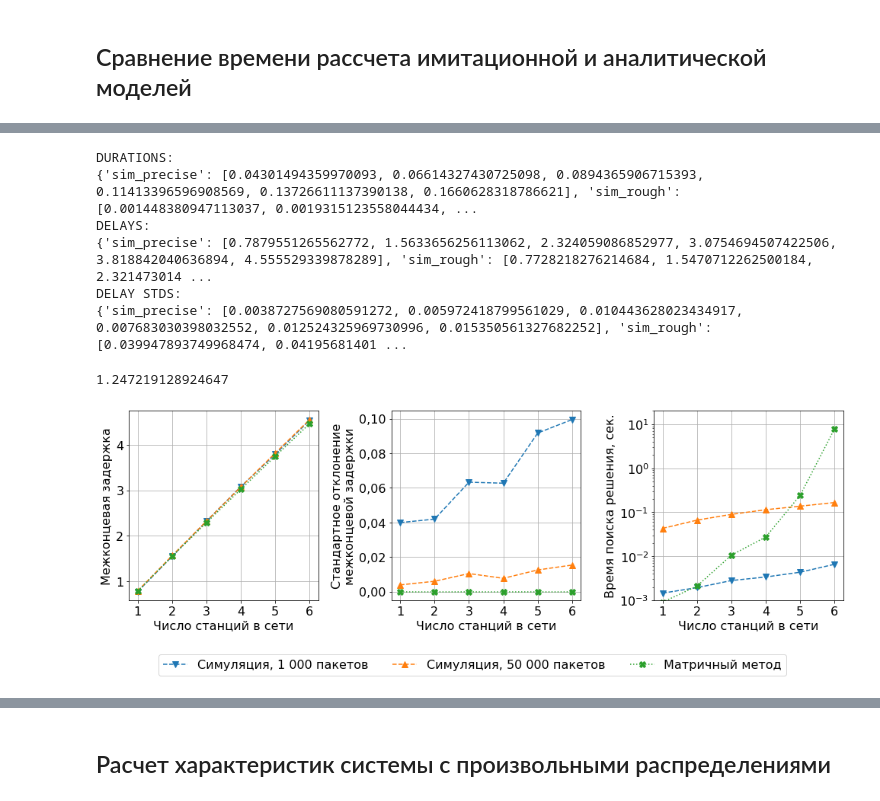
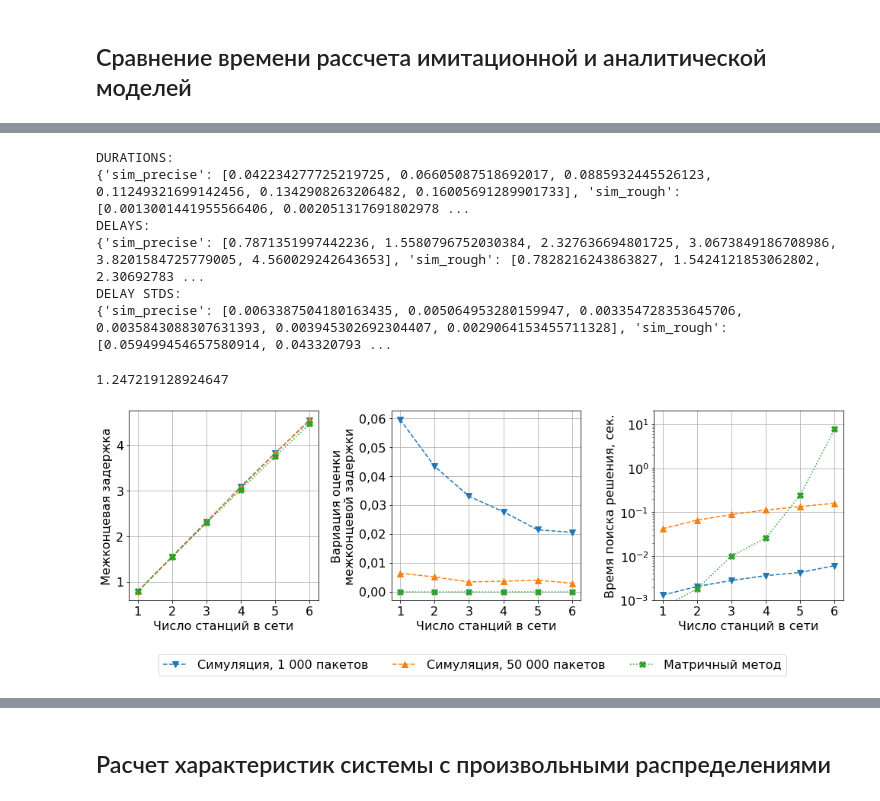
Before and after one commit to larioandr/thesis-queues, a Jupyter notebook: experiments/sample.ipynb, the cells around one changed output, grey strips where cells are left out. Saved outputs shown, nothing was run; the diff lists cells and outputs as text; code cells hidden in the pictures.

```diff
--- a/experiments/sample.ipynb
+++ b/experiments/sample.ipynb
@@ -99,17 +122,24 @@ for net_size in tqdm(range(1, BASIC_INP['max_net_size']+1)):
         sim_precise_durations.append(time.time() - t0)
         sim_precise_delays.append(sim_ret.delivery_delays[0].avg)
 
-    BASIC_DELAYS['sim_rough'].append(np.mean(sim_rough_delays))
-    BASIC_DELAYS['sim_precise'].append(np.mean(sim_precise_delays))
-    BASIC_DELAYS['analytic'].append(np.mean(ana_delays))
+    mean_precise_delay = np.mean(sim_precise_delays)
+    std_precise_delay = np.std(sim_precise_delays)
+    mean_rough_delay = np.mean(sim_rough_delays)
+    std_rough_delay = np.std(sim_rough_delays)
+    mean_ana_delay = np.mean(ana_delays)
+    std_ana_delay = np.std(ana_delays)
+
+    BASIC_DELAYS['sim_rough'].append(mean_rough_delay)
+    BASIC_DELAYS['sim_precise'].append(mean_precise_delay)
+    BASIC_DELAYS['analytic'].append(mean_ana_delay)
 
     BASIC_DURATIONS['sim_rough'].append(np.mean(sim_rough_durations))
     BASIC_DURATIONS['sim_precise'].append(np.mean(sim_precise_durations))
     BASIC_DURATIONS['analytic'].append(np.mean(ana_durations))
 
-    BASIC_DELAY_STDS['sim_precise'].append(np.std(sim_precise_delays))
-    BASIC_DELAY_STDS['sim_rough'].append(np.std(sim_rough_delays))
-    BASIC_DELAY_STDS['analytic'].append(np.std(ana_delays))
+    BASIC_DELAY_STDS['sim_precise'].append(std_precise_delay / mean_precise_delay)
+    BASIC_DELAY_STDS['sim_rough'].append(std_rough_delay / mean_rough_delay)
+    BASIC_DELAY_STDS['analytic'].append(std_ana_delay / mean_ana_delay)
 
 print("DURATIONS:")
 print(BASIC_DURATIONS)
@@ -119,11 +149,11 @@ print("DELAY STDS:")
 print(BASIC_DELAY_STDS)
 # %% [output]
 DURATIONS:
-{'sim_precise': [0.04301494359970093, 0.06614327430725098, 0.0894365906715393, 0.11413396596908569, 0.13726611137390138, 0.1660628318786621], 'sim_rough': [0.001448380947113037, 0.0019315123558044434, ...
+{'sim_precise': [0.042234277725219725, 0.06605087518692017, 0.0885932445526123, 0.11249321699142456, 0.1342908263206482, 0.16005691289901733], 'sim_rough': [0.0013001441955566406, 0.002051317691802978 ...
 DELAYS:
-{'sim_precise': [0.7879551265562772, 1.5633656256113062, 2.324059086852977, 3.0754694507422506, 3.818842040636894, 4.555529339878289], 'sim_rough': [0.7728218276214684, 1.5470712262500184, 2.321473014 ...
+{'sim_precise': [0.7871351997442236, 1.5580796752030384, 2.327636694801725, 3.0673849186708986, 3.8201584725779005, 4.560029242643653], 'sim_rough': [0.7828216243863827, 1.5424121853062802, 2.30692783 ...
 DELAY STDS:
-{'sim_precise': [0.0038727569080591272, 0.005972418799561029, 0.010443628023434917, 0.007683030398032552, 0.012524325969730996, 0.015350561327682252], 'sim_rough': [0.039947893749968474, 0.04195681401 ...
+{'sim_precise': [0.0063387504180163435, 0.005064953280159947, 0.003354728353645706, 0.0035843088307631393, 0.003945302692304407, 0.0029064153455711328], 'sim_rough': [0.059499454657580914, 0.043320793 ...
 # %%
 np.std([1, 2, 4])
 # %% [output]
@@ -138,32 +168,32 @@ ANALYTIC_STYLE    = {'linestyle': ':', 'marker': 'X', 'markersize': 8,
                      'label': f'Матричный метод'}
 
 fig, axes = plt.subplots(1, 3, figsize=(14, 4.5))
 axes[0].plot(OX, BASIC_DELAYS['sim_rough'], **SIM_ROUGH_STYLE)
 axes[0].plot(OX, BASIC_DELAYS['sim_precise'], **SIM_PRECISE_STYLE)
 axes[0].plot(OX, BASIC_DELAYS['analytic'], **ANALYTIC_STYLE)
 axes[0].set_ylabel('Межконцевая задержка')
 
 axes[1].plot(OX, BASIC_DELAY_STDS['sim_rough'], **SIM_ROUGH_STYLE)
 axes[1].plot(OX, BASIC_DELAY_STDS['sim_precise'], **SIM_PRECISE_STYLE)
 axes[1].plot(OX, BASIC_DELAY_STDS['analytic'], **ANALYTIC_STYLE)
-axes[1].set_ylabel('Стандартное отклонение\nмежконцевой задержки')
+axes[1].set_ylabel('Вариация оценки\nмежконцевой задержки')
 
 axes[2].plot(OX, BASIC_DURATIONS['sim_rough'], **SIM_ROUGH_STYLE)
 axes[2].plot(OX, BASIC_DURATIONS['sim_precise'], **SIM_PRECISE_STYLE)
 axes[2].plot(OX, BASIC_DURATIONS['analytic'], **ANALYTIC_STYLE)
 axes[2].set_ylabel('Время поиска решения, сек.')
 axes[2].set_yscale('log')
 axes[2].set_ylim((0.001, 20))
 
 for i, ax in enumerate(axes):
     ax.grid()
     ax.set_xticks(OX)
     ax.set_xlabel('Число станций в сети')
 
 fig.legend(*axes[0].get_legend_handles_labels(),
            loc='lower center', bbox_to_anchor=(0.5, -0.15), ncol=3)
 
 plt.tight_layout()
 fig.savefig(os.path.join("images", "olga_mm1n.pdf"), bbox_inches="tight")
 # %% [output]
-[figure, old version]
+[figure, new version]
```
Also changed, not shown: parts of 12 cells of this notebook, 1 other file.
